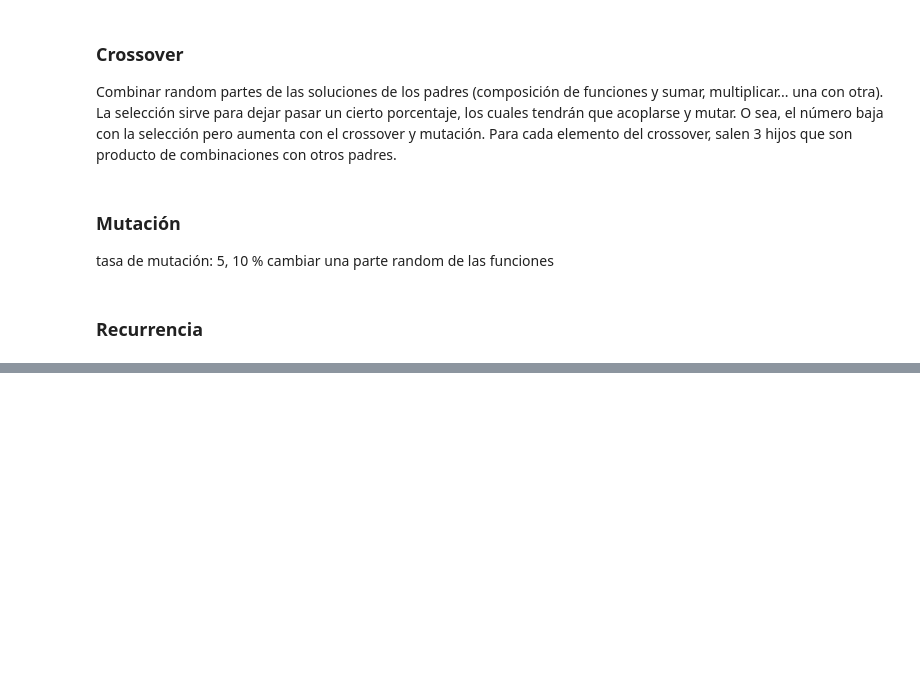
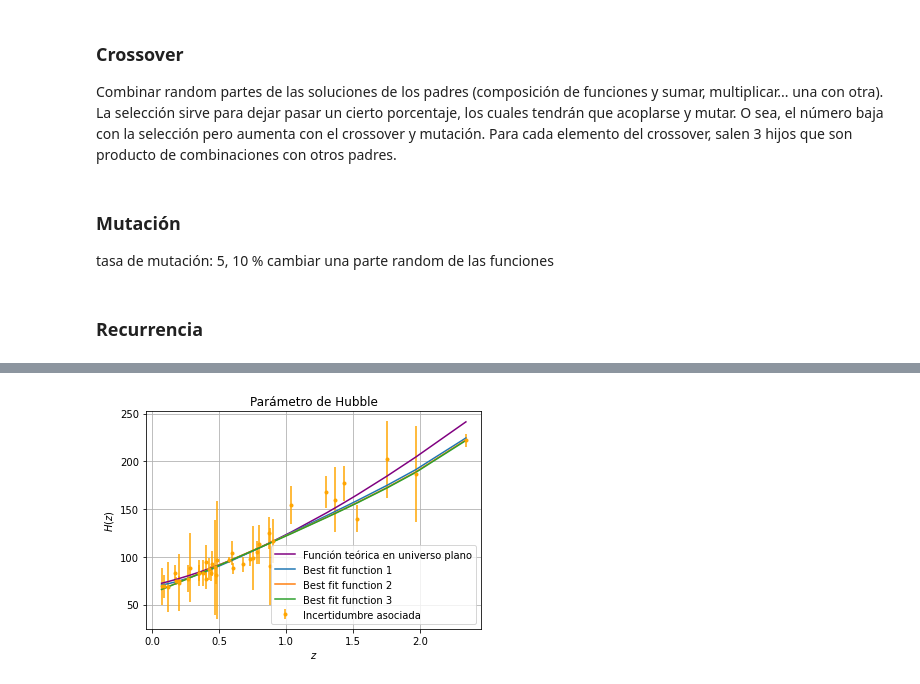
Before and after one commit to AntoCist/Practica_de_verano_2024, a Jupyter notebook: GA.ipynb, the cells around one changed output, grey strips where cells are left out. Cells and saved outputs as stored; diff of their text form; code cells hidden in the pictures; blank space fills up the shorter version.

```diff
--- a/GA.ipynb
+++ b/GA.ipynb
@@ -380,0 +464,54 @@ plt.show()
+# %%
+#Graficando la función teórica
+
+#Parámetros
+omega_r = 8.4e-5
+omega_l = 0.7 - omega_r
+omega_0 = 1
+omega_k = 1 - omega_0
+
+omega_m = 1 - omega_k - omega_l - omega_r
+
+#Creamos la función teórica
+array_z = np.array(z)
+
+def H_t(z):
+    return H_0* ((omega_r * (1+z)**4) + omega_m * (1+z)**3 + omega_l + omega_k* (1+z)**2)**(1/2)
+# %%
+#Con 58 generaciones
+def prueba1(x):
+    return ((x)+1)/0.076440963808876/0.9865507027205893/0.3751230001647017/0.774292136282387/0.774292136282387+(x)**(x)/((x)+1)/0.076440963808876-(((0.3751230001647017)**(0.3751230001647017))+1)*0.9865507027205893/0.8479291582610087/(x)**(x)/(0.3751230001647017)**(0.3751230001647017)/(x)**(x)-0.3751230001647017*(x)**2-0.076440963808876*0.076440963808876*(x)**(x)*(x)**3+((((0.076440963808876)+1))+1)*0.076440963808876+0.8479291582610087*0.774292136282387*0.9865507027205893*(0.3751230001647017)**(0.3751230001647017)*0.8479291582610087+0.8479291582610087/(0.076440963808876)**(0.076440963808876)
+
+def prueba2(x):
+    return ((x)+1)/0.11868731032930269/0.11868731032930269*0.9582400836515829+0.9582400836515829-((x)+1)/0.11868731032930269+(x)**(x)*((((0.9582400836515829)+1))+1)/0.9582400836515829-0.9582400836515829+0.44260657174987694*0.44260657174987694/0.9582400836515829*(x)**2-0.4267146820115534*0.4267146820115534*(((((0.11868731032930269)+1))**2)**2)**(((((0.11868731032930269)+1))**2)**2)*0.44260657174987694-(0.11868731032930269)**(0.11868731032930269)*0.11868731032930269*((0.22054907079895358)**(0.22054907079895358))**2*0.22054907079895358*0.9582400836515829/0.11868731032930269
+
+def prueba3(x):
+    return ((x)+1)/0.11868731032930269/0.11868731032930269*0.9582400836515829+0.9582400836515829-((x)+1)/0.11868731032930269+(x)**(x)*((((0.9582400836515829)+1))+1)/0.9582400836515829-((0.44260657174987694)+1)+(0.11868731032930269)**2/((0.11868731032930269)+1)*0.11868731032930269*(x)**2+0.22054907079895358*0.11868731032930269*0.11868731032930269+0.11868731032930269/0.9582400836515829*(x)**2
+
+
+yerr = desv
+plt.xlabel('$ z $')
+plt.ylabel('$ H(z) $')
+plt.title('Parámetro de Hubble')
+
+
+omega_0 = 1
+omega_k = 1 - omega_0
+plt.plot(array_z, H_t(array_z), color = 'purple', label='Función teórica en universo plano')
+#omega_0 = 0.5
+#omega_k = 1 -omega_0
+#plt.plot(array_z, H_t(array_z), label= 'Ecuación universo abierto')
+#omega_0 = 1.5
+#omega_k = 1 -omega_0
+#plt.plot(array_z, H_t(array_z), label= 'Ecuación universo cerrado')
+
+plt.plot(z, prueba1(z), label= 'Best fit function 1')
+plt.plot(z, prueba2(z), label= 'Best fit function 2')
+plt.plot(z, prueba3(z), label= 'Best fit function 3')
+
+plt.errorbar(z, H, yerr=yerr, fmt='.', color = 'orange', label = 'Incertidumbre asociada')
+plt.legend()
+plt.grid(True)
+plt.show()
+# %% [output]
+[figure, added]
```
Also changed, not shown: parts of 9 cells of this notebook.
